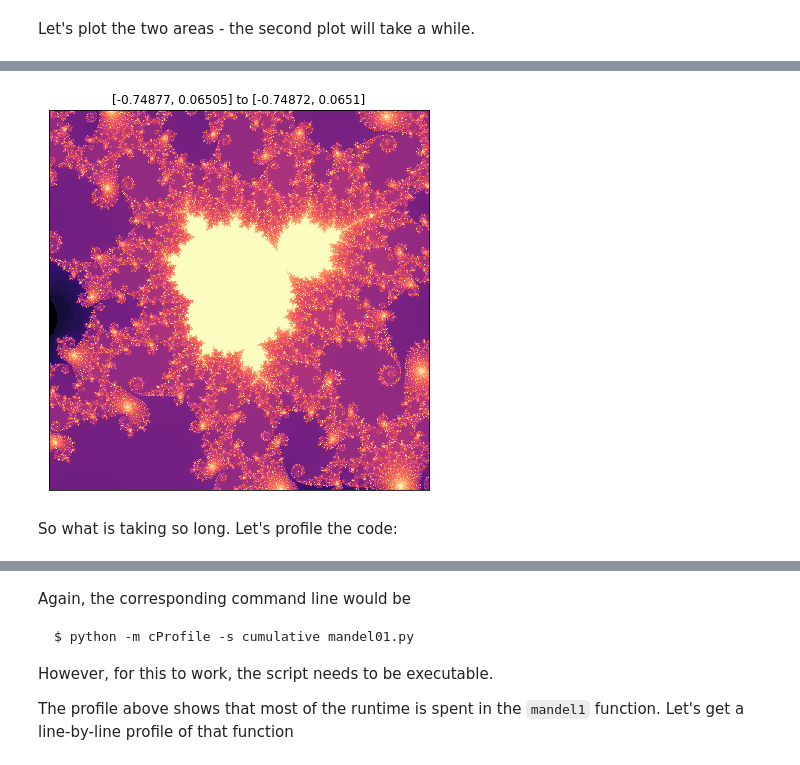
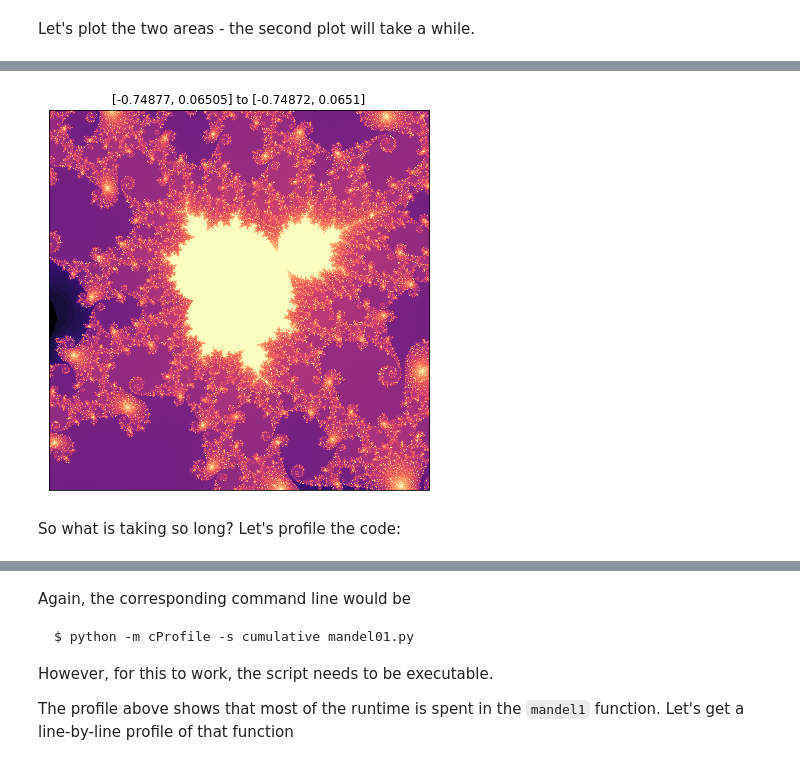
Before and after one commit to NIH-HPC/python-in-hpc, a Jupyter notebook: profiling_and_optimizing/profile_and_optimize_mandelbrot.ipynb, the cells around one changed output, grey strips where cells are left out. Saved outputs shown, nothing was run; the diff lists cells and outputs as text; code cells hidden in the pictures.

```diff
--- a/profiling_and_optimizing/profile_and_optimize_mandelbrot.ipynb
+++ b/profiling_and_optimizing/profile_and_optimize_mandelbrot.ipynb
@@ -23,13 +22,11 @@ import mkl
 # %% [markdown]
 The plotting function draws a pretty picture which is a quick way to verify that the results returned by the various `mandel_set` function implementations are correct. The first argument is a `mandel_set` function that returns a 2D array(-like) object that can be plotted.
 # %%
-def mandelbrot_image(fun, xmin, xmax, ymin, ymax, width=7, height=7, maxiter=80, cmap='magma'):
-    dpi = 72
-    img_width = dpi * width
-    img_height = dpi * height
-    z = fun(xmin,xmax,ymin,ymax,img_width,img_height,maxiter)
+def mandelbrot_image(fun, xmin=-2.0, xmax=0.5, ymin=-1.25, ymax=1.25, width=1000, height=1000, maxiter=80, cmap='magma'):
+    dpi = float(width) / 7.0
+    z = fun(xmin, xmax, ymin, ymax, width, height, maxiter)
 
-    fig, ax = plt.subplots(figsize=(width, height),dpi=72)
+    fig, ax = plt.subplots(figsize=(7,7), dpi=72)
     plt.xticks([])
     plt.yticks([])
     plt.title("[{xmin}, {ymin}] to [{xmax}, {ymax}]".format(**locals()))
@@ -92,9 +89,9 @@ mandelbrot_image(mandel_set1, -2.0, 0.5, -1.25, 1.25)
 # %%
-mandelbrot_image(mandel_set1, -0.74877,-0.74872,0.06505,0.06510,maxiter=2048)
+mandelbrot_image(mandel_set1, -0.74877, -0.74872, 0.06505, 0.06510, 1000, 1000, 2048)
 # %% [output]
-[figure, old version]
+[figure, new version]
 # %% [markdown]
-So what is taking so long. Let's profile the code:
+So what is taking so long? Let's profile the code:
 # %%
 p = %prun -r -q mandel_set1()
 p.stream = sys.stdout
```
Also changed, not shown: parts of 44 cells of this notebook, 1 other file.
